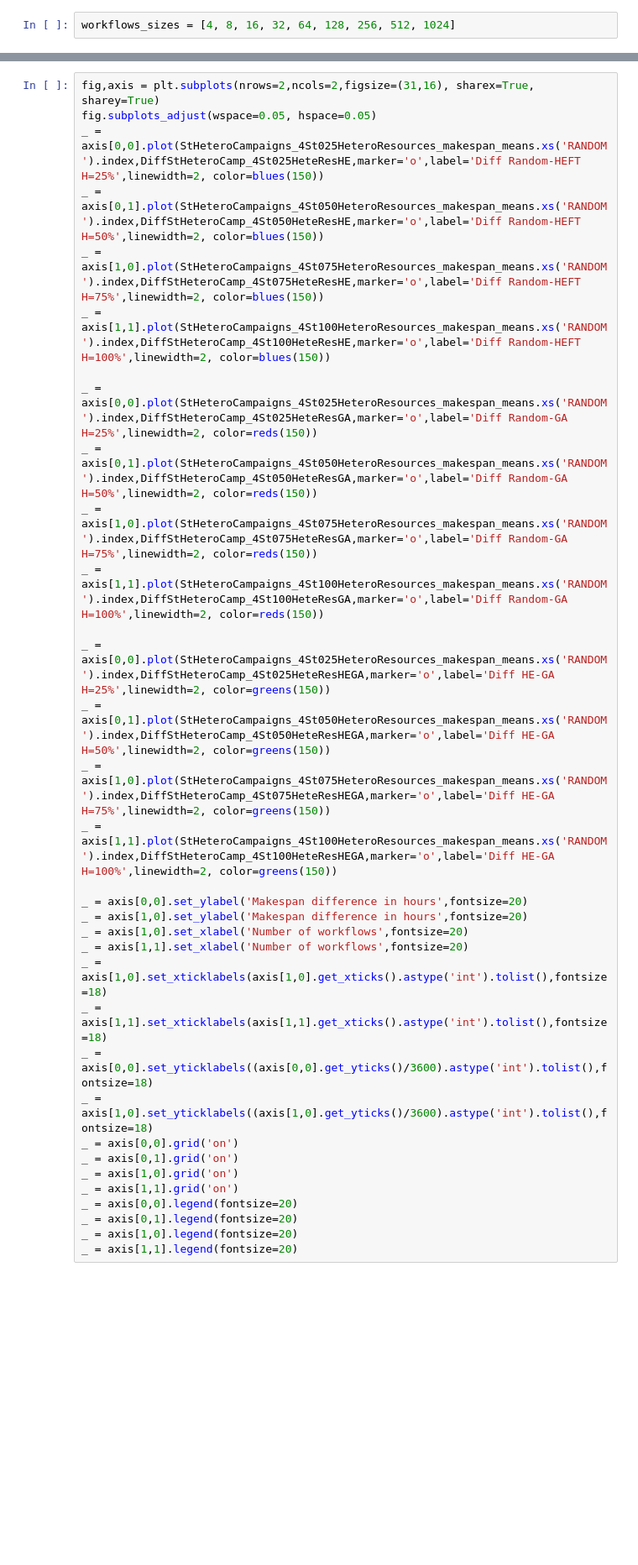
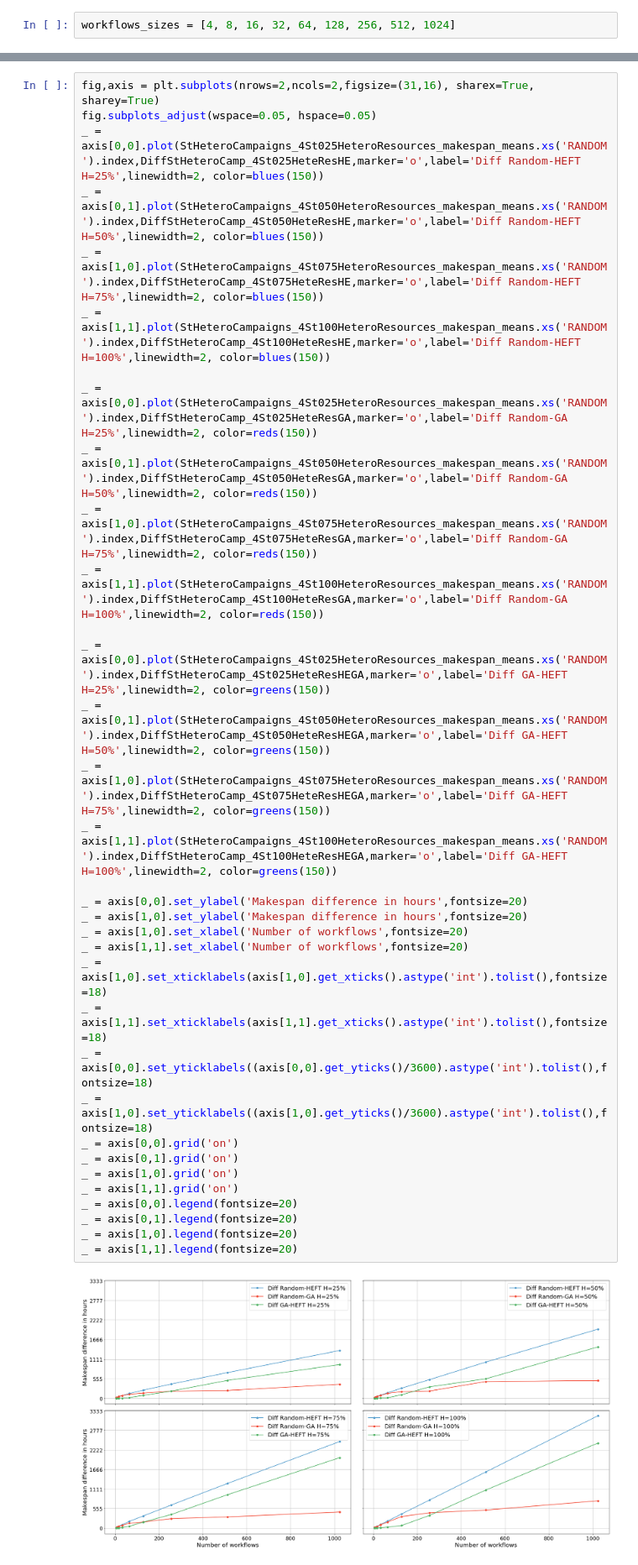
Before and after one commit to radical-project/campaign_manager, a Jupyter notebook: experiments/StaticResourcesExperiments.ipynb, the cells around one changed output, grey strips where cells are left out. Shown at 84% size. Drawn from its saved outputs; the diff is of its cells as text; blank space fills up the shorter version.

```diff
--- a/experiments/StaticResourcesExperiments.ipynb
+++ b/experiments/StaticResourcesExperiments.ipynb
@@ -385,37 +410,39 @@ _ = axis.set_title("Makespan difference between planner's placement\nof static h
 # %%
 fig,axis = plt.subplots(nrows=2,ncols=2,figsize=(31,16), sharex=True, sharey=True)
 fig.subplots_adjust(wspace=0.05, hspace=0.05)
 _ = axis[0,0].plot(StHeteroCampaigns_4St025HeteroResources_makespan_means.xs('RANDOM').index,DiffStHeteroCamp_4St025HeteResHE,marker='o',label='Diff Random-HEFT H=25%',linewidth=2, color=blues(150))
 _ = axis[0,1].plot(StHeteroCampaigns_4St050HeteroResources_makespan_means.xs('RANDOM').index,DiffStHeteroCamp_4St050HeteResHE,marker='o',label='Diff Random-HEFT H=50%',linewidth=2, color=blues(150))
 _ = axis[1,0].plot(StHeteroCampaigns_4St075HeteroResources_makespan_means.xs('RANDOM').index,DiffStHeteroCamp_4St075HeteResHE,marker='o',label='Diff Random-HEFT H=75%',linewidth=2, color=blues(150))
 _ = axis[1,1].plot(StHeteroCampaigns_4St100HeteroResources_makespan_means.xs('RANDOM').index,DiffStHeteroCamp_4St100HeteResHE,marker='o',label='Diff Random-HEFT H=100%',linewidth=2, color=blues(150))
 
 _ = axis[0,0].plot(StHeteroCampaigns_4St025HeteroResources_makespan_means.xs('RANDOM').index,DiffStHeteroCamp_4St025HeteResGA,marker='o',label='Diff Random-GA H=25%',linewidth=2, color=reds(150))
 _ = axis[0,1].plot(StHeteroCampaigns_4St050HeteroResources_makespan_means.xs('RANDOM').index,DiffStHeteroCamp_4St050HeteResGA,marker='o',label='Diff Random-GA H=50%',linewidth=2, color=reds(150))
 _ = axis[1,0].plot(StHeteroCampaigns_4St075HeteroResources_makespan_means.xs('RANDOM').index,DiffStHeteroCamp_4St075HeteResGA,marker='o',label='Diff Random-GA H=75%',linewidth=2, color=reds(150))
 _ = axis[1,1].plot(StHeteroCampaigns_4St100HeteroResources_makespan_means.xs('RANDOM').index,DiffStHeteroCamp_4St100HeteResGA,marker='o',label='Diff Random-GA H=100%',linewidth=2, color=reds(150))
 
-_ = axis[0,0].plot(StHeteroCampaigns_4St025HeteroResources_makespan_means.xs('RANDOM').index,DiffStHeteroCamp_4St025HeteResHEGA,marker='o',label='Diff HE-GA H=25%',linewidth=2, color=greens(150))
-_ = axis[0,1].plot(StHeteroCampaigns_4St050HeteroResources_makespan_means.xs('RANDOM').index,DiffStHeteroCamp_4St050HeteResHEGA,marker='o',label='Diff HE-GA H=50%',linewidth=2, color=greens(150))
-_ = axis[1,0].plot(StHeteroCampaigns_4St075HeteroResources_makespan_means.xs('RANDOM').index,DiffStHeteroCamp_4St075HeteResHEGA,marker='o',label='Diff HE-GA H=75%',linewidth=2, color=greens(150))
-_ = axis[1,1].plot(StHeteroCampaigns_4St100HeteroResources_makespan_means.xs('RANDOM').index,DiffStHeteroCamp_4St100HeteResHEGA,marker='o',label='Diff HE-GA H=100%',linewidth=2, color=greens(150))
+_ = axis[0,0].plot(StHeteroCampaigns_4St025HeteroResources_makespan_means.xs('RANDOM').index,DiffStHeteroCamp_4St025HeteResHEGA,marker='o',label='Diff GA-HEFT H=25%',linewidth=2, color=greens(150))
+_ = axis[0,1].plot(StHeteroCampaigns_4St050HeteroResources_makespan_means.xs('RANDOM').index,DiffStHeteroCamp_4St050HeteResHEGA,marker='o',label='Diff GA-HEFT H=50%',linewidth=2, color=greens(150))
+_ = axis[1,0].plot(StHeteroCampaigns_4St075HeteroResources_makespan_means.xs('RANDOM').index,DiffStHeteroCamp_4St075HeteResHEGA,marker='o',label='Diff GA-HEFT H=75%',linewidth=2, color=greens(150))
+_ = axis[1,1].plot(StHeteroCampaigns_4St100HeteroResources_makespan_means.xs('RANDOM').index,DiffStHeteroCamp_4St100HeteResHEGA,marker='o',label='Diff GA-HEFT H=100%',linewidth=2, color=greens(150))
 
 _ = axis[0,0].set_ylabel('Makespan difference in hours',fontsize=20)
 _ = axis[1,0].set_ylabel('Makespan difference in hours',fontsize=20)
 _ = axis[1,0].set_xlabel('Number of workflows',fontsize=20)
 _ = axis[1,1].set_xlabel('Number of workflows',fontsize=20)
 _ = axis[1,0].set_xticklabels(axis[1,0].get_xticks().astype('int').tolist(),fontsize=18)
 _ = axis[1,1].set_xticklabels(axis[1,1].get_xticks().astype('int').tolist(),fontsize=18)
 _ = axis[0,0].set_yticklabels((axis[0,0].get_yticks()/3600).astype('int').tolist(),fontsize=18)
 _ = axis[1,0].set_yticklabels((axis[1,0].get_yticks()/3600).astype('int').tolist(),fontsize=18)
 _ = axis[0,0].grid('on')
 _ = axis[0,1].grid('on')
 _ = axis[1,0].grid('on')
 _ = axis[1,1].grid('on')
 _ = axis[0,0].legend(fontsize=20)
 _ = axis[0,1].legend(fontsize=20)
 _ = axis[1,0].legend(fontsize=20)
 _ = axis[1,1].legend(fontsize=20)
+# %% [output]
+[figure, added]
 # %%
 HEFT_TX_const_res = pd.read_csv('HEFT_TX_const_res.csv')
 HEFT_TX_const_res = HEFT_TX_const_res.drop('planner',axis=1)
```
Also changed, not shown: parts of 8 cells of this notebook.
